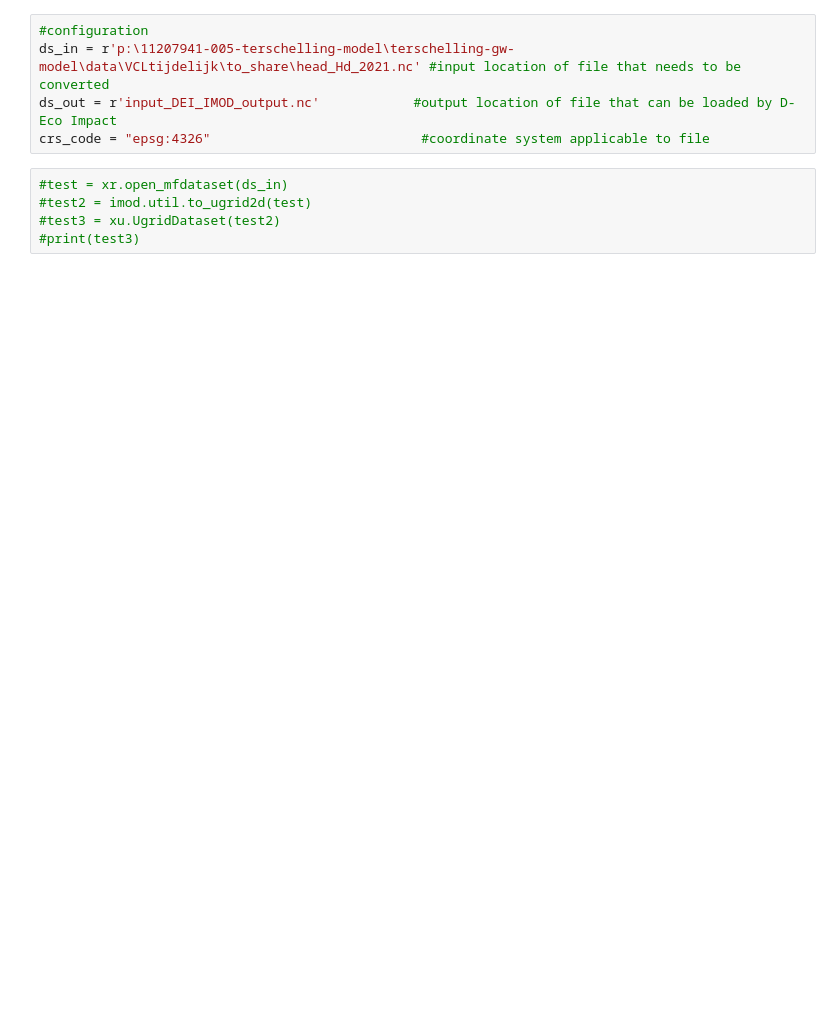
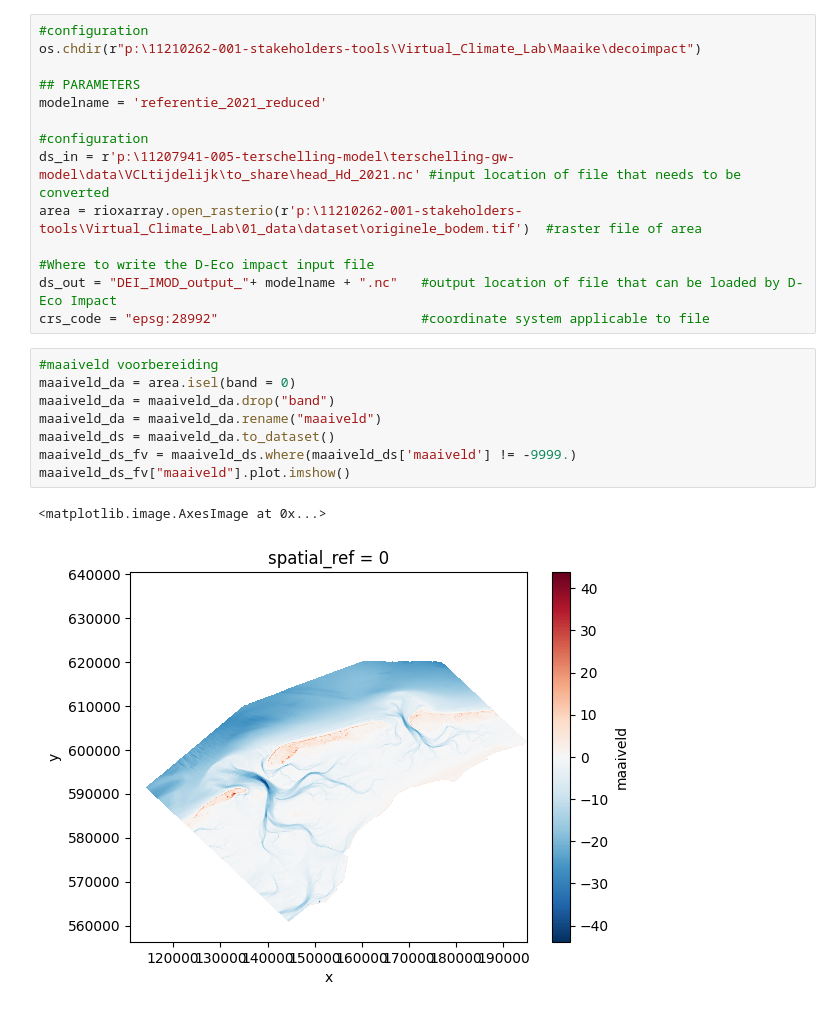
Before and after one commit to Deltares-research/decoimpact_examples, a Jupyter notebook: preprocessing/IMOD_conv_to_Ugrid_Netcdf.ipynb, the cells around one changed output. Drawn from its saved outputs; the diff is of its cells as text; blank space fills up the shorter version.

Commit message:
Improved examples on how to transfer IMOD NetCDF files or  .idf files
Improved examples on how to transfer IMOD NetCDF files or  .idf files

```diff
--- a/preprocessing/IMOD_conv_to_Ugrid_Netcdf.ipynb
+++ b/preprocessing/IMOD_conv_to_Ugrid_Netcdf.ipynb
@@ -17,11 +19,26 @@ sys.path.insert(1, '../library')
 from DEcoImpact_conv_func import DEIModel
 # %%
 #configuration
+os.chdir(r"p:\11210262-001-stakeholders-tools\Virtual_Climate_Lab\Maaike\decoimpact")
+
+## PARAMETERS
+modelname = 'referentie_2021_reduced'
+
+#configuration
 ds_in = r'p:\11207941-005-terschelling-model\terschelling-gw-model\data\VCLtijdelijk\to_share\head_Hd_2021.nc' #input location of file that needs to be converted
-ds_out = r'input_DEI_IMOD_output.nc'            #output location of file that can be loaded by D-Eco Impact
-crs_code = "epsg:4326"                           #coordinate system applicable to file
+area = rioxarray.open_rasterio(r'p:\11210262-001-stakeholders-tools\Virtual_Climate_Lab\01_data\dataset\originele_bodem.tif')  #raster file of area
+
+#Where to write the D-Eco impact input file
+ds_out = "DEI_IMOD_output_"+ modelname + ".nc"   #output location of file that can be loaded by D-Eco Impact
+crs_code = "epsg:28992"                          #coordinate system applicable to file
-# %%
-#test = xr.open_mfdataset(ds_in)
-#test2 = imod.util.to_ugrid2d(test)
-#test3 = xu.UgridDataset(test2)
-#print(test3)
+# %%
+#maaiveld voorbereiding
+maaiveld_da = area.isel(band = 0)
+maaiveld_da = maaiveld_da.drop("band")
+maaiveld_da = maaiveld_da.rename("maaiveld")
+maaiveld_ds = maaiveld_da.to_dataset()
+maaiveld_ds_fv = maaiveld_ds.where(maaiveld_ds['maaiveld'] != -9999.)
+maaiveld_ds_fv["maaiveld"].plot.imshow()
+# %% [output]
+<matplotlib.image.AxesImage at 0x...>
+[figure, added]
```
Also changed, not shown: parts of 8 cells of this notebook, 2 other files.
